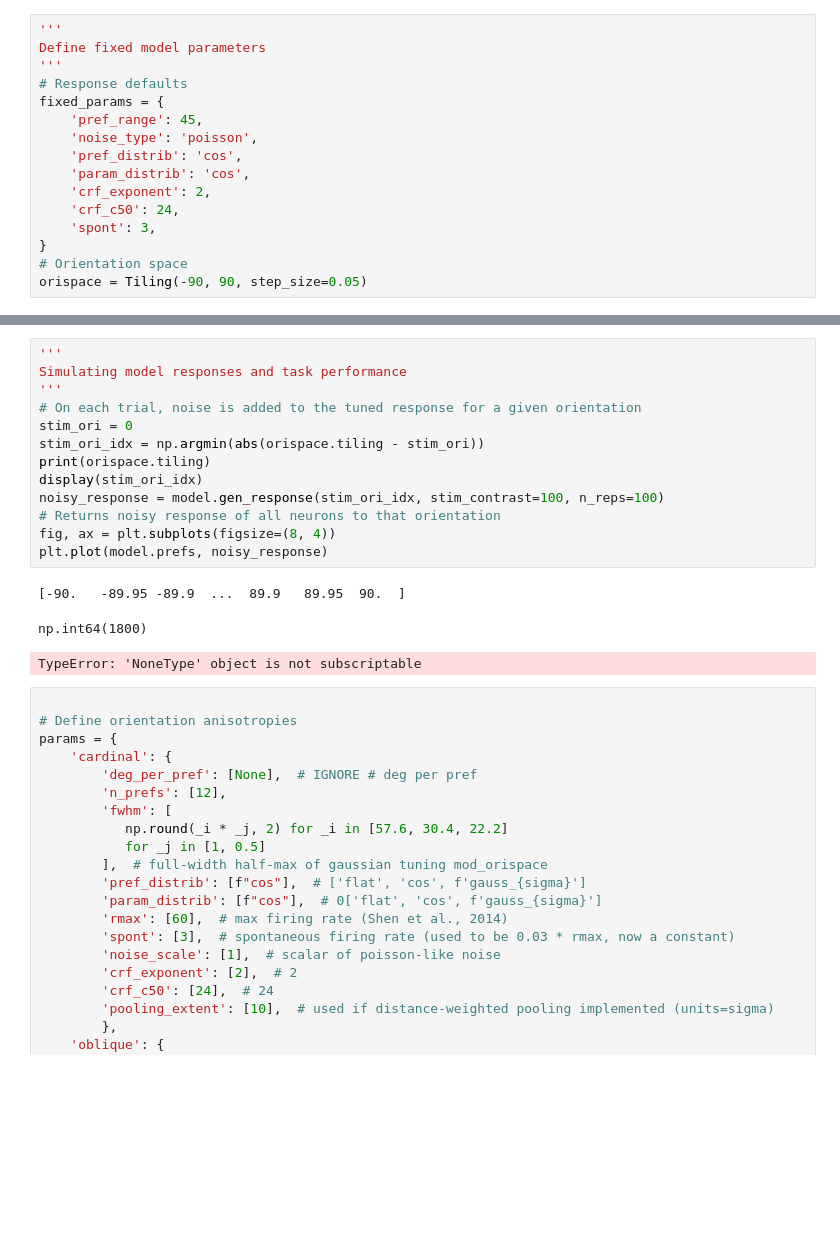
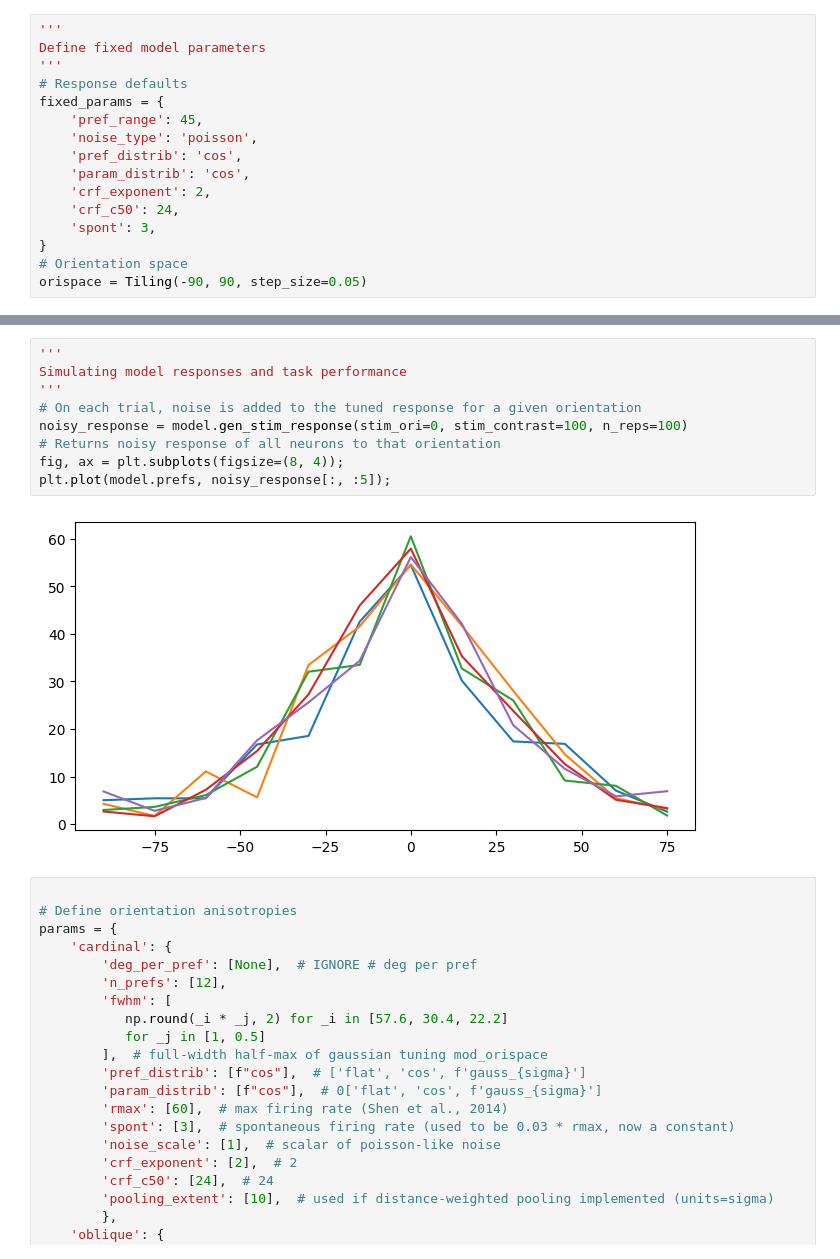
Before and after one commit to RichardJamesLeadbeater/TaskSpecificNeuralMechanismsShapeOrientationPerception, a Jupyter notebook: Modelling/Modelling Flow.ipynb, the cells around one changed output, grey strips where cells are left out. Cells and saved outputs as stored; diff of their text form; blank space fills up the shorter version.

```diff
--- a/Modelling/Modelling Flow.ipynb
+++ b/Modelling/Modelling Flow.ipynb
@@ -106,20 +116,14 @@ plt.plot(orispace.tiling[model.prefs_idx], model.param_distribs['fwhm'])
 # %%
 '''
 Simulating model responses and task performance
 '''
 # On each trial, noise is added to the tuned response for a given orientation
-stim_ori = 0
-stim_ori_idx = np.argmin(abs(orispace.tiling - stim_ori))
-print(orispace.tiling)
-display(stim_ori_idx)
-noisy_response = model.gen_response(stim_ori_idx, stim_contrast=100, n_reps=100)
+noisy_response = model.gen_stim_response(stim_ori=0, stim_contrast=100, n_reps=100)
 # Returns noisy response of all neurons to that orientation
-fig, ax = plt.subplots(figsize=(8, 4))
-plt.plot(model.prefs, noisy_response)
+fig, ax = plt.subplots(figsize=(8, 4));
+plt.plot(model.prefs, noisy_response[:, :5]);
 # %% [output]
-[-90.   -89.95 -89.9  ...  89.9   89.95  90.  ]
-np.int64(1800)
-TypeError: 'NoneType' object is not subscriptable
+[figure, added]
 # %%
 
 # Define orientation anisotropies
```
Also changed, not shown: parts of 2 cells of this notebook, 2 other files.
